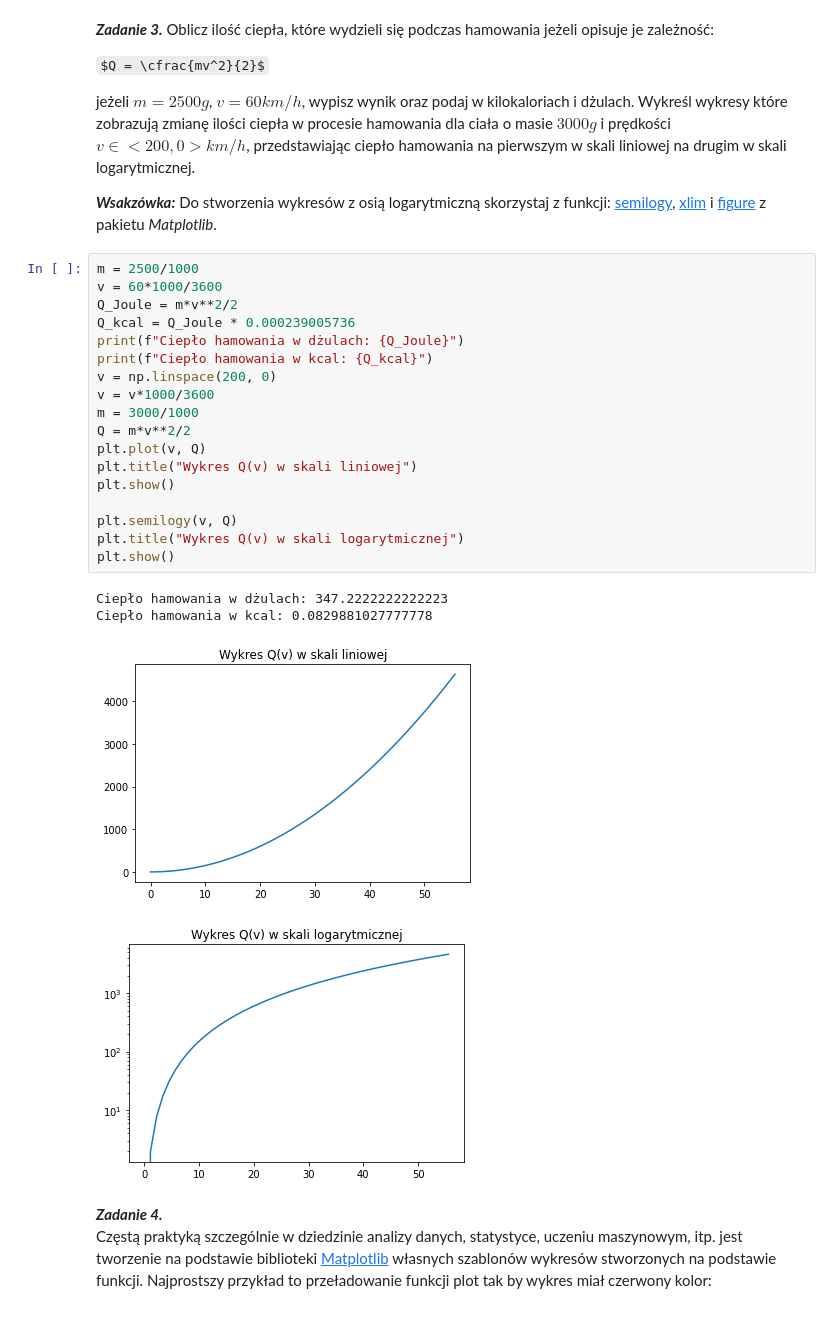
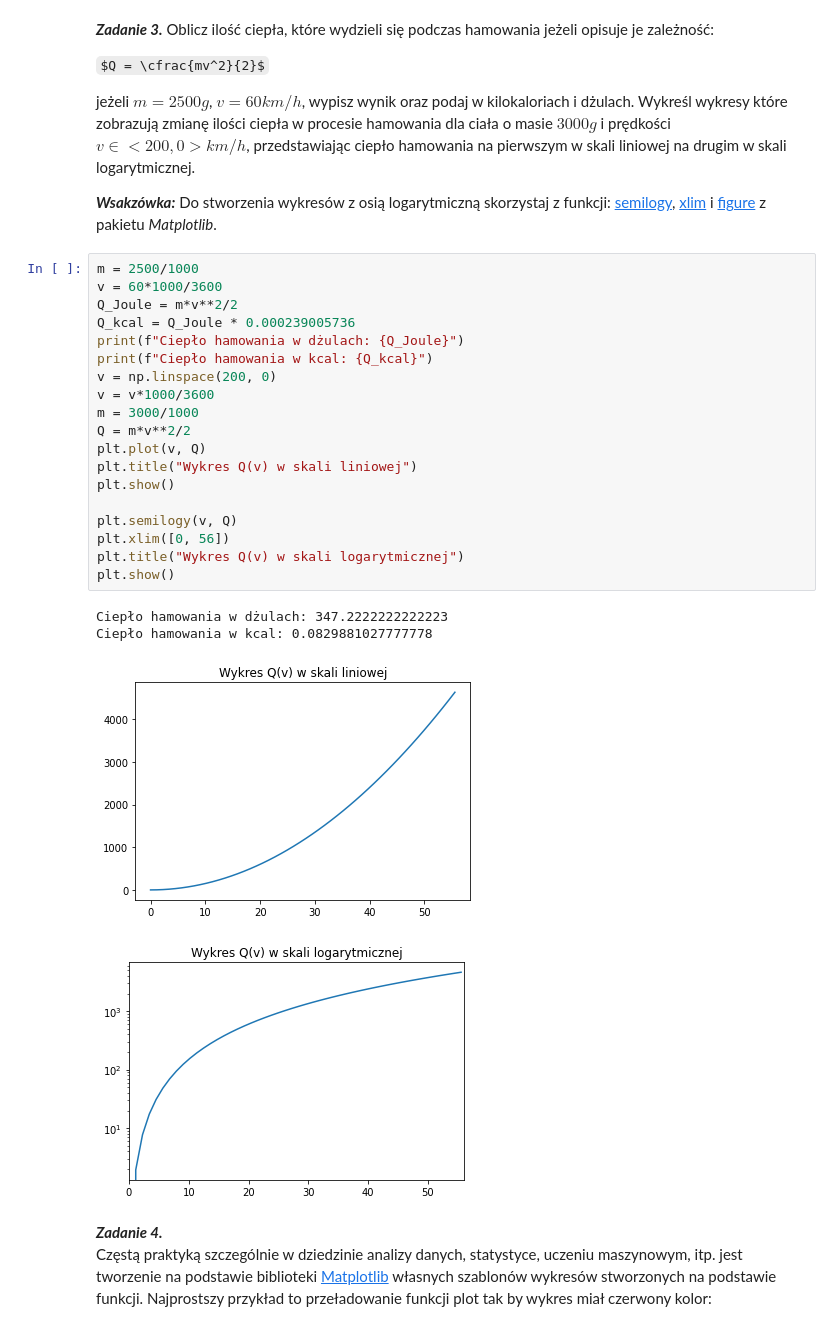
Before and after one commit to pawelszwarno/lab2, a Jupyter notebook: lab2/sprawozdanie.ipynb, the cells around one changed output. Saved outputs shown, nothing was run; the diff lists cells and outputs as text; some formulas as TeX source.

```diff
--- a/lab2/sprawozdanie.ipynb
+++ b/lab2/sprawozdanie.ipynb
@@ -94,26 +106,27 @@ jeżeli $m = 2500g$, $v = 60km/h$, wypisz wynik oraz podaj w kilokaloriach i dż
 # %%
 m = 2500/1000
 v = 60*1000/3600
 Q_Joule = m*v**2/2
 Q_kcal = Q_Joule * 0.000239005736
 print(f"Ciepło hamowania w dżulach: {Q_Joule}")
 print(f"Ciepło hamowania w kcal: {Q_kcal}")
 v = np.linspace(200, 0)
 v = v*1000/3600
 m = 3000/1000
 Q = m*v**2/2
 plt.plot(v, Q)
 plt.title("Wykres Q(v) w skali liniowej")
 plt.show()
 
 plt.semilogy(v, Q)
+plt.xlim([0, 56])
 plt.title("Wykres Q(v) w skali logarytmicznej")
 plt.show()
 # %% [output]
 Ciepło hamowania w dżulach: 347.2222222222223
 Ciepło hamowania w kcal: 0.0829881027777778
 [figure]
-[figure, old version]
+[figure, new version]
 # %% [markdown]
 ***Zadanie 4.***
 Częstą praktyką szczególnie w dziedzinie analizy danych, statystyce, uczeniu maszynowym, itp. jest tworzenie na podstawie biblioteki [Matplotlib](https://matplotlib.org/) własnych szablonów wykresów stworzonych na podstawie funkcji. Najprostszy przykład to przeładowanie funkcji plot tak by wykres miał czerwony kolor:
```
Also changed, not shown: parts of 2 cells of this notebook.
